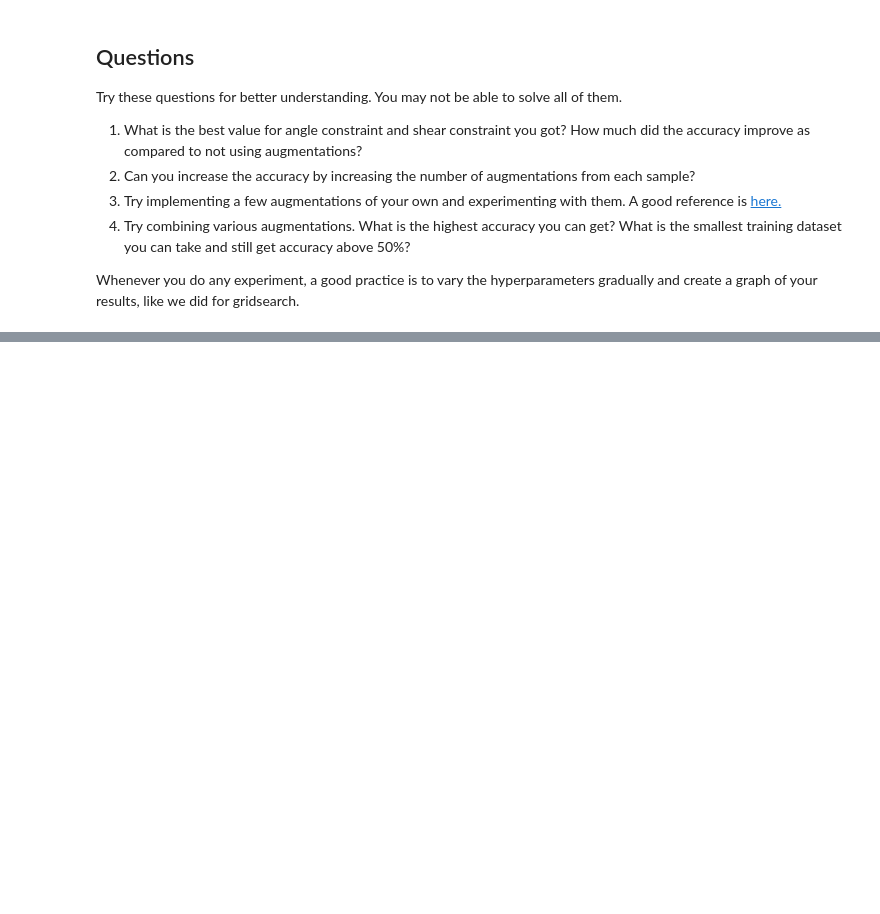
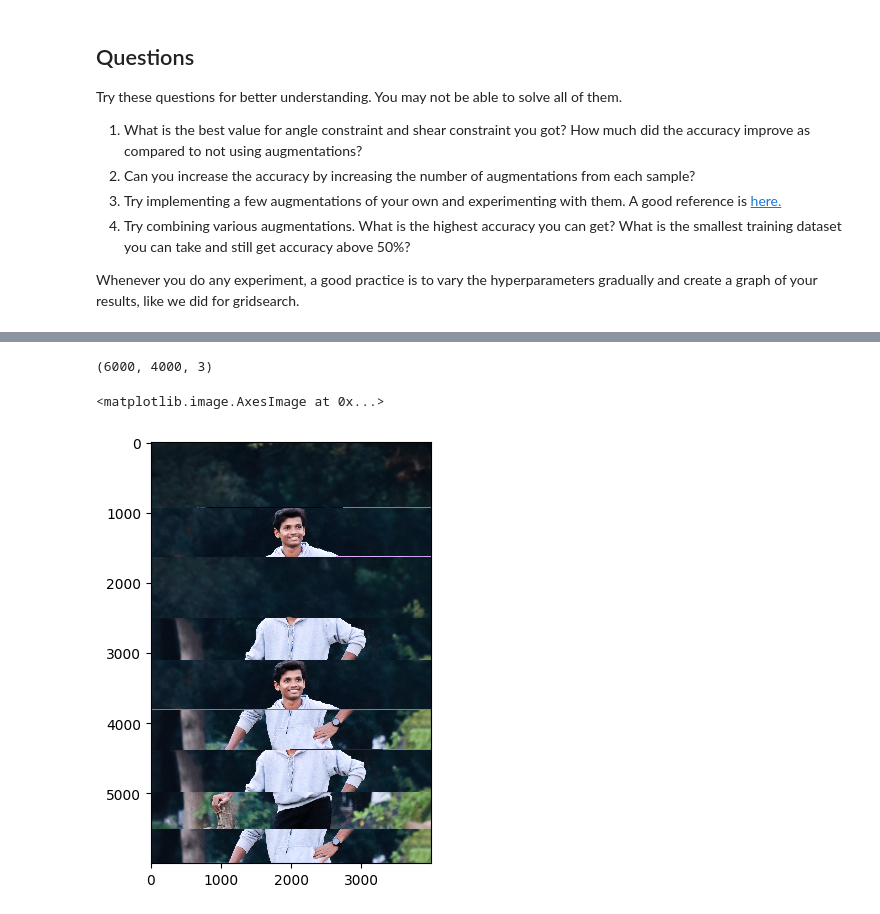
Before and after one commit to ganeshyarramsetti22/Ganeshyarramsetti2244, a Jupyter notebook: Module_01_Lab_03_Augmentation.ipynb, the cells around one changed output, grey strips where cells are left out. Drawn from its saved outputs; the diff is of its cells as text; code cells hidden in the pictures; blank space fills up the shorter version.

```diff
--- a/Module_01_Lab_03_Augmentation.ipynb
+++ b/Module_01_Lab_03_Augmentation.ipynb
@@ -366,0 +447,13 @@ Keep iterating until you reach desired accuracy and dataset size.
+# %%
+# reading the image using its path
+image = io.imread('/content/IMG_4791.jpg')
+
+# shape of the image
+print(image.shape)
+
+# displaying the image
+io.imshow(image)
+# %% [output]
+(6000, 4000, 3)
+<matplotlib.image.AxesImage at 0x...>
+[figure, added]
```
Also changed, not shown: parts of 22 cells of this notebook.
